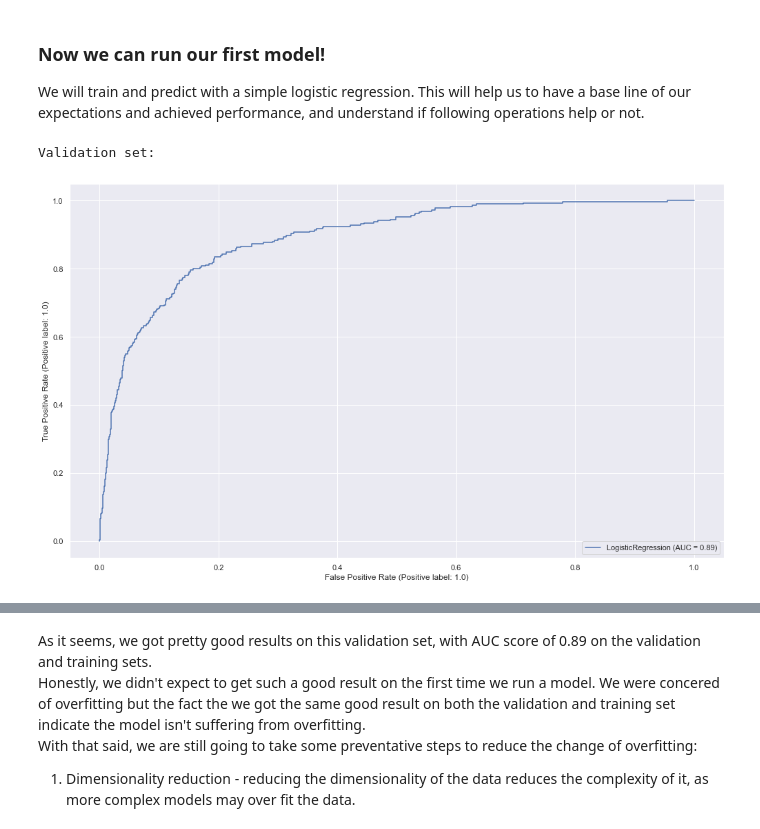
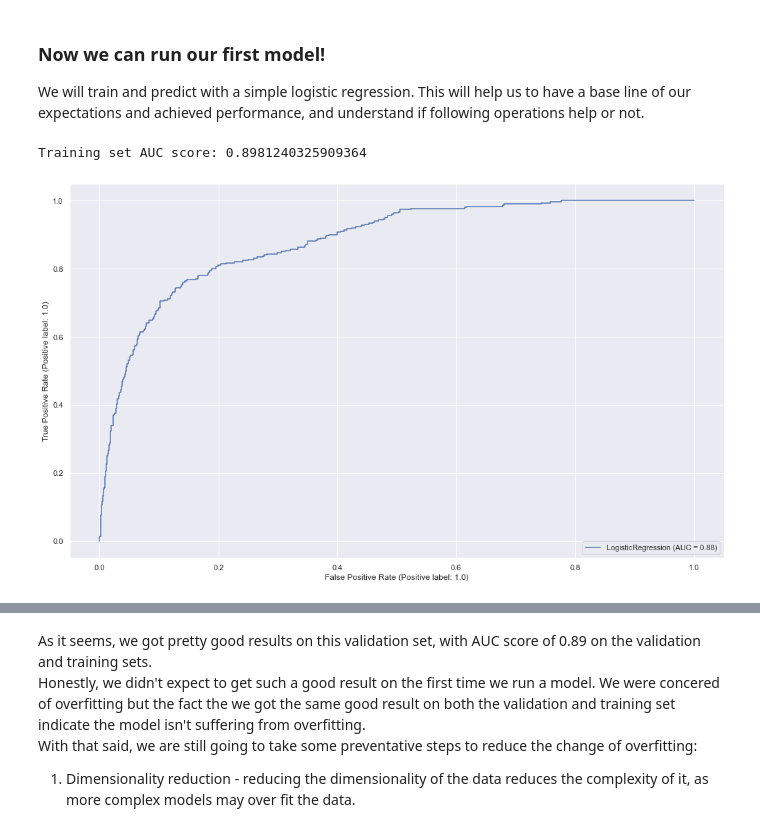
Before and after one commit to mikisegall/ml_final_project, a Jupyter notebook: master_notebook.ipynb, the cells around one changed output, grey strips where cells are left out. Saved outputs shown, nothing was run; the diff lists cells and outputs as text; code cells hidden in the pictures.

```diff
--- a/master_notebook.ipynb
+++ b/master_notebook.ipynb
@@ -277,0 +275,4 @@ filled_train_data = fill_missing_data(clean_train_data)
+# %%
+filled_train_data = fill_missing_data(clean_train_data)
+cols_to_drop =  ['BounceRates', 'admin_page_duration', 'product_page_duration', 'info_page_duration', 'D']
+filled_train_data.drop(columns=cols_to_drop, inplace=True)
@@ -372,16 +361,20 @@ As it appears, the data distribution pretty much remained the same, so we are go
 
 We will train and predict with a simple logistic regression. This will help us to have a base line of our expectations and achieved performance, and understand if following operations help or not.
 # %%
+# We will add 'id' and 'purchase' to ignored cols as it is just the row id and should not indicate anything more.
+cols_not_in_x_data = ['id', 'purchase']
 y = train_data_wo_outliers['purchase']
-X = train_data_wo_outliers[[col for col in train_data_wo_outliers.columns if col not in ['purchase']]]
-
+X = train_data_wo_outliers[[col for col in train_data_wo_outliers.columns if col not in cols_not_in_x_data]]
 x_train, x_validation, y_train, y_validation = train_test_split(
        X, y, test_size=0.2, random_state=42, shuffle=True
 )
 
 lr = LogisticRegression(max_iter=10000).fit(x_train, y_train)
-print("Validation set:")
 display = RocCurveDisplay.from_estimator(lr, x_validation, y_validation)
+
+y_pred_train = lr.predict_proba(x_train)[:, 1]
+train_auc = roc_auc_score(y_train, y_pred_train)
+print(f"Training set AUC score: {train_auc}")
 # %% [output]
-Validation set:
+Training set AUC score: 0.8981240325909364
-[figure, old version]
+[figure, new version]
```
Also changed, not shown: parts of 55 cells of this notebook.
